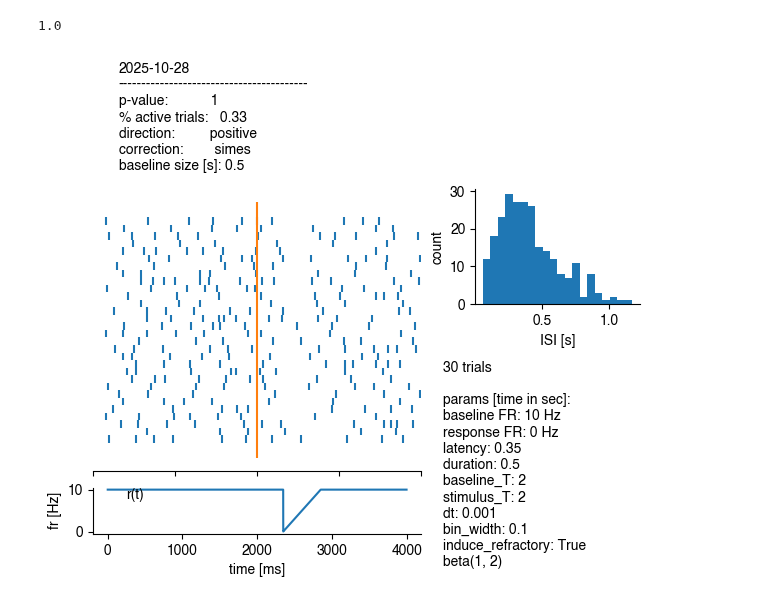
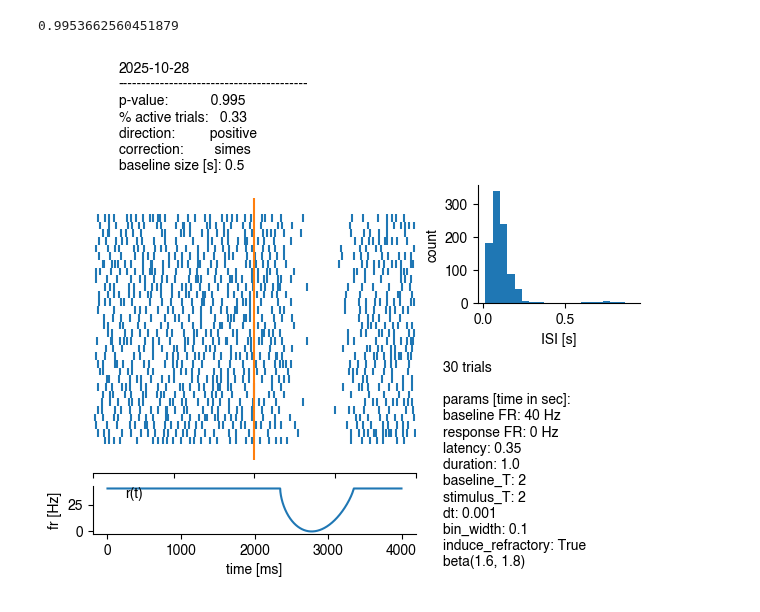
Before and after one commit to a-darcher/response_generator, a Jupyter notebook: dev.ipynb, the cells around one changed output. Saved outputs shown, nothing was run; the diff lists cells and outputs as text; code cells hidden in the pictures.

```diff
--- a/dev.ipynb
+++ b/dev.ipynb
@@ -7,16 +7,16 @@ from generators import PoissonSpikeGenerator
 from stats import ResponseCriteria
 # %%
 # simulation parameters
-baseline_fr  = 10
+baseline_fr  = 40
 response_fr  = 0
 latency      = 0.350
-duration     = .5
+duration     = 1.
 baseline_T   = 2
 stimulus_T   = 2
 dt           = 0.001
 induce_refractory_period = True
-a            = 1
-b            = 2
+a            = 1.6
+b            = 1.8
 
 n_trials = 30
 
@@ -36,39 +36,40 @@ generator = PoissonSpikeGenerator(
 
 # generate trials
 trial_activity = generator.generate(n_trials)
-#trial_activity = generator.generate_numba(n_trials=n_trials)
-
 
 # analysis parameters
 bin_width          = .1
 proportion_active  = 1/3
 direction          = "positive"
 multiple_correction = "simes"
 debug = False
 use_baseline_mean_bin = True
-
 stimulus_onset = 1
 baseline_T_stat = 0.5
 
 # initialize analysis object (using existing trial_activity, baseline_T, stimulus_T)
 criteria = ResponseCriteria(
     trial_activity=trial_activity,
     baseline_T=baseline_T_stat,
     stimulus_T=stimulus_T,
     stimulus_onset=stimulus_onset,
     bin_width=bin_width,
     dt=dt,
     proportion_active=proportion_active,
     direction=direction,
     multiple_correction=multiple_correction,
     debug=debug,
-
 )
 
 print(criteria.compute_pval())
+
+params = grab_fields(generator, criteria, n_trials)
+fig = SpikeSummaryFigure(trial_activity, generator, criteria, params)
+fig.build()
+plt.show()
 # %% [output]
-1.0
+0.9953662560451879
-[figure, old version]
+[figure, new version]
 # %%
 baseline_sum = criteria.baseline_hist.sum()
 
```
